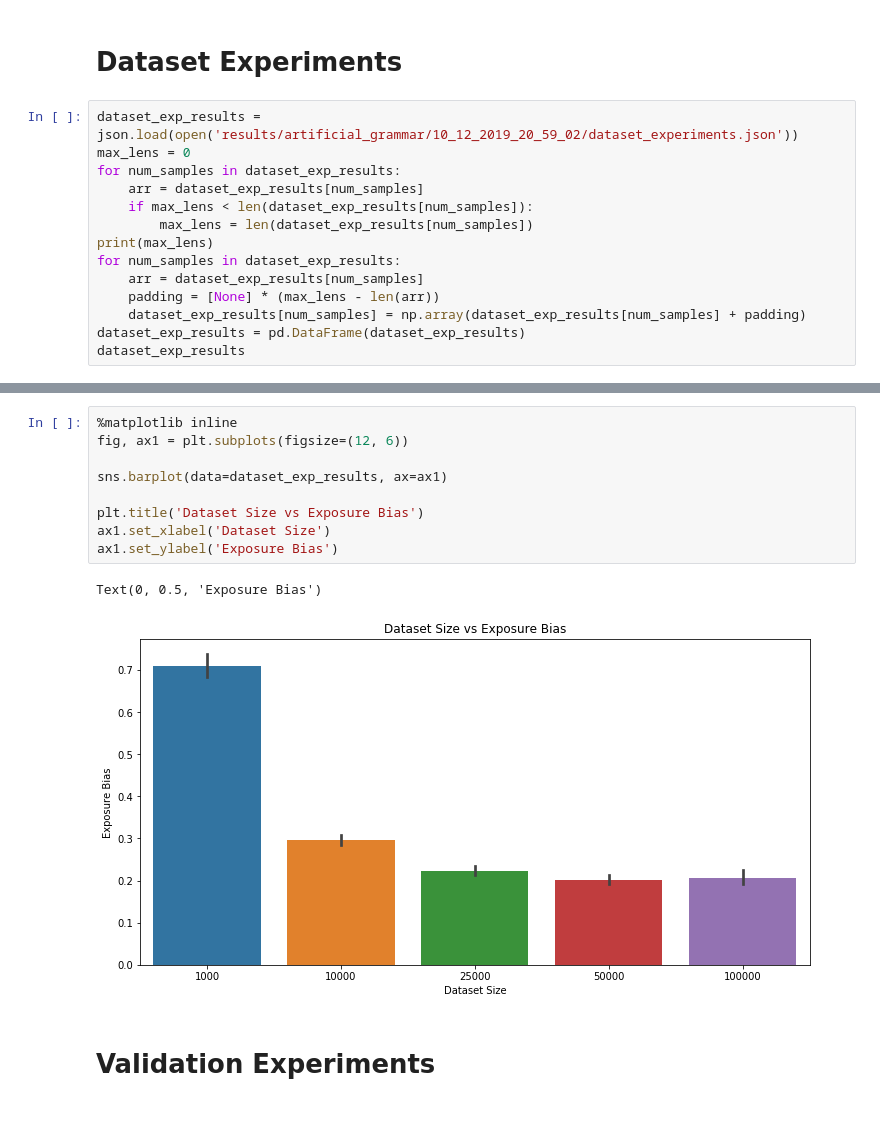
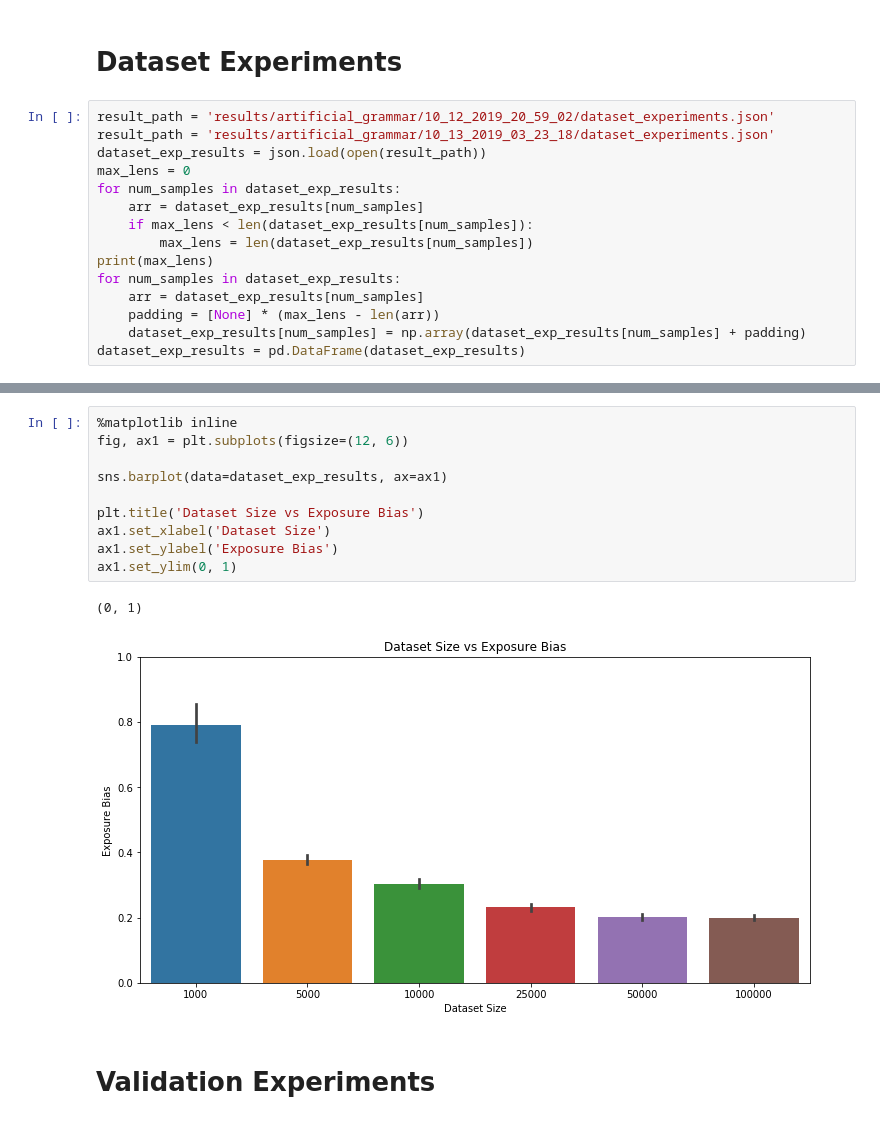
Before and after one commit to kushalarora/quant_exp_bias, a Jupyter notebook: experiments_only_plots.ipynb, the cells around one changed output, grey strips where cells are left out. Cells and saved outputs as stored; diff of their text form.

Commit message:
updated gitignore and experiments_only_plots.ipynb with new plotting.

```diff
--- a/experiments_only_plots.ipynb
+++ b/experiments_only_plots.ipynb
@@ -74,7 +40,9 @@ param_path = main_args.config
 # %% [markdown]
 # Dataset Experiments
 # %%
-dataset_exp_results = json.load(open('results/artificial_grammar/10_12_2019_20_59_02/dataset_experiments.json'))
+result_path = 'results/artificial_grammar/10_12_2019_20_59_02/dataset_experiments.json'
+result_path = 'results/artificial_grammar/10_13_2019_03_23_18/dataset_experiments.json'
+dataset_exp_results = json.load(open(result_path))
 max_lens = 0
 for num_samples in dataset_exp_results:
     arr = dataset_exp_results[num_samples]
@@ -86,6 +54,5 @@ for num_samples in dataset_exp_results:
     padding = [None] * (max_lens - len(arr))
     dataset_exp_results[num_samples] = np.array(dataset_exp_results[num_samples] + padding)
 dataset_exp_results = pd.DataFrame(dataset_exp_results)
-dataset_exp_results
 # %% [output]
 160
@@ -105,15 +59,16 @@ dataset_exp_results
 # %%
 %matplotlib inline
 fig, ax1 = plt.subplots(figsize=(12, 6))
 
 sns.barplot(data=dataset_exp_results, ax=ax1)
 
 plt.title('Dataset Size vs Exposure Bias')
 ax1.set_xlabel('Dataset Size')
 ax1.set_ylabel('Exposure Bias')
+ax1.set_ylim(0, 1)
 # %% [output]
-Text(0, 0.5, 'Exposure Bias')
+(0, 1)
-[figure, old version]
+[figure, new version]
 # %% [markdown]
 # Validation Experiments
 # %%
```
Also changed, not shown: parts of 6 cells of this notebook, 1 other file.
